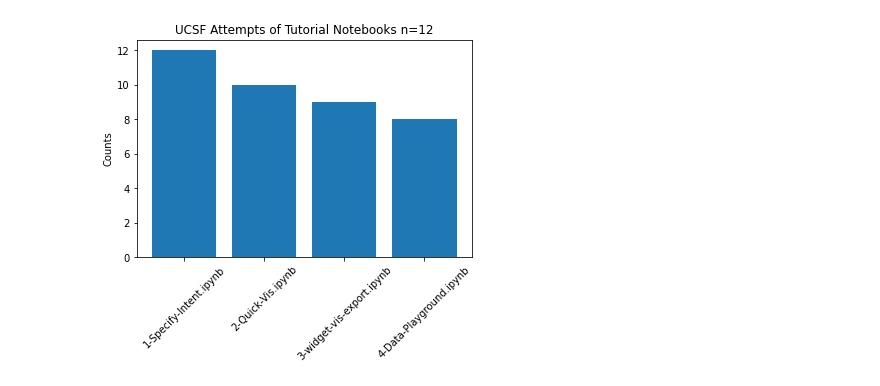
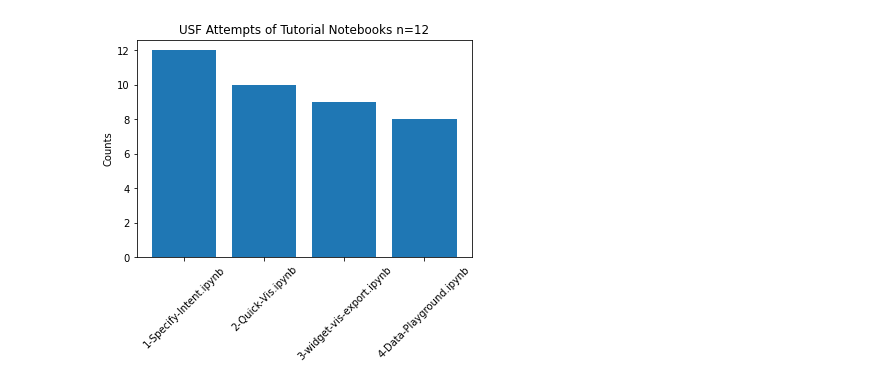
Before and after one commit to willeppy/lux-logger, a Jupyter notebook: LuxLogAnalysis.ipynb, the cells around one changed output. Cells and saved outputs as stored; diff of their text form; code cells hidden in the pictures.

```diff
--- a/LuxLogAnalysis.ipynb
+++ b/LuxLogAnalysis.ipynb
@@ -147,4 +150,5 @@ plot_nb_progression(grouped_df[grouped_df['userGroup']=='RiseCamp'], 'RiseCamp',
-# %%
-plot_nb_progression(grouped_df[grouped_df['userGroup']=='UCSF'], 'UCSF', 12)
-# %% [output]
-[figure, removed]
+# %%
+usf_df = grouped_df[grouped_df['userGroup']=='USF']
+plot_nb_progression(usf_df, 'USF', len(usf_df))
+# %% [output]
+[figure, added]
```
Also changed, not shown: parts of 8 cells of this notebook.
